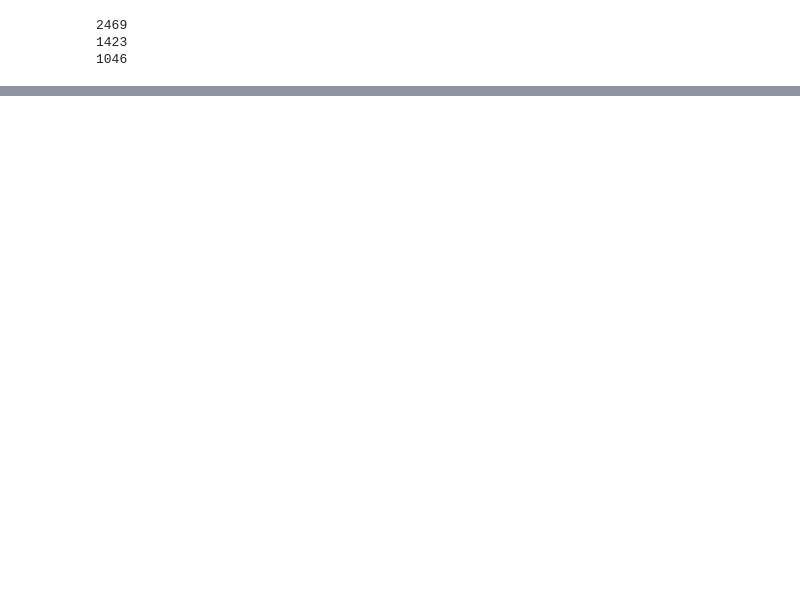
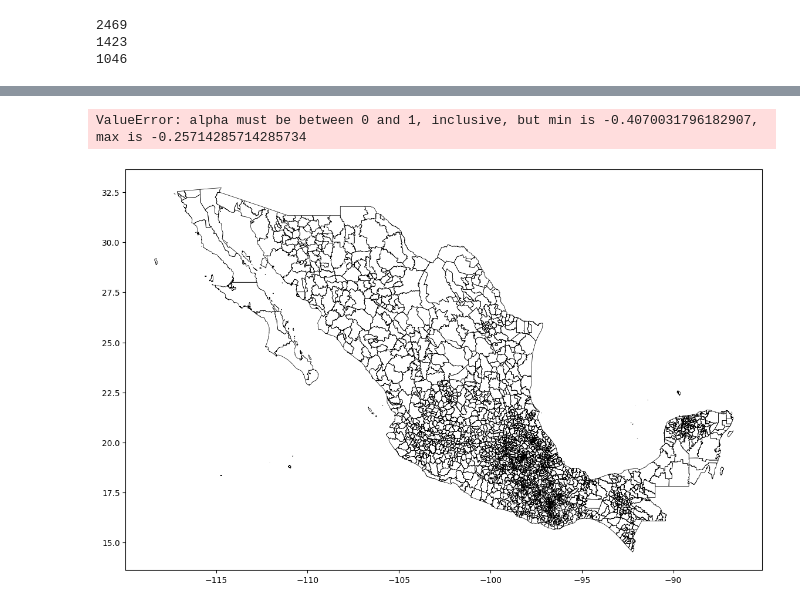
Before and after one commit to raqcoss/ML-water, a Jupyter notebook: parte_raquel.ipynb, the cells around one changed output, grey strips where cells are left out. Drawn from its saved outputs; the diff is of its cells as text; code cells hidden in the pictures; blank space fills up the shorter version.

```diff
--- a/parte_raquel.ipynb
+++ b/parte_raquel.ipynb
@@ -424,7 +336,0 @@ df_modified[df_modified['confidence']!=1]
-# %%
-df_modified
-# Create alpha from confidence
-scaler = MinMaxScaler(feature_range=(0.3, 1.0))
-scaled_values = scaler.fit_transform(df_modified[['confidence']])
-df_modified['scaled_confidence'] = scaled_values.flatten()
-viz_on_map(df_modified, alpha_col='scaled_confidence')
@@ -906,0 +337,4 @@ class MultiModelNaNClassifier:
+# %%
+pred_geo = mun_geo.merge(df_modified, how = 'outer',left_index=True, right_index=True)
+print(len(pred_geo))
+pred_geo
@@ -906,0 +357,63 @@ class MultiModelNaNClassifier:
+# %%
+import matplotlib.pyplot as plt
+import matplotlib.patches as mpatches
+import numpy as np
+
+# Define color mapping
+color_map = {
+    'Rojo': 'red',
+    'Amarillo': 'gold',
+    'Verde': 'green'
+}
+
+# Create figure and axis
+fig, ax = plt.subplots(figsize=(14, 10))
+
+# 1. First plot all geometries with full opacity (for borders)
+pred_geo.boundary.plot(ax=ax, color='black', linewidth=0.5)
+
+# 2. Create a new column for plotting colors
+pred_geo['plot_color'] = pred_geo['semaforo'].map(color_map).fillna('gray')
+
+# 3. Plot with confidence-based alpha
+for class_name in color_map.keys():
+    # Filter features for this class
+    class_data = pred_geo[pred_geo['semaforo'] == class_name]
+    if not class_data.empty:
+        # Plot with variable alpha
+        class_data.plot(
+            ax=ax,
+            color=class_data['plot_color'],
+            alpha=class_data['confidence'].fillna(0)-.88/0.7,  # Use confidence for alpha
+            edgecolor='none',
+            label=class_name
+        )
+
+# 4. Create custom legend
+legend_elements = []
+for class_name, color in color_map.items():
+    legend_elements.append(mpatches.Patch(
+        color=color,
+        label=class_name,
+        alpha=1.0
+    ))
+
+# Add confidence explanation
+confidence_elements = [
+    mpatches.Patch(color='black', alpha=0.3, label='Low Confidence (30%)'),
+    mpatches.Patch(color='black', alpha=0.6, label='Medium Confidence (60%)'),
+    mpatches.Patch(color='black', alpha=0.9, label='High Confidence (90%)')
+]
+
+ax.legend(
+    handles=legend_elements + confidence_elements,
+    title='Semaforo Classes & Confidence',
+    loc='upper right'
+)
+
+plt.title('Semaforo Classification with Confidence-Based Transparency')
+plt.tight_layout()
+plt.show()
+# %% [output]
+ValueError: alpha must be between 0 and 1, inclusive, but min is -0.4070031796182907, max is -0.25714285714285734
+[figure, added]
```
Also changed, not shown: parts of 29 cells of this notebook.
